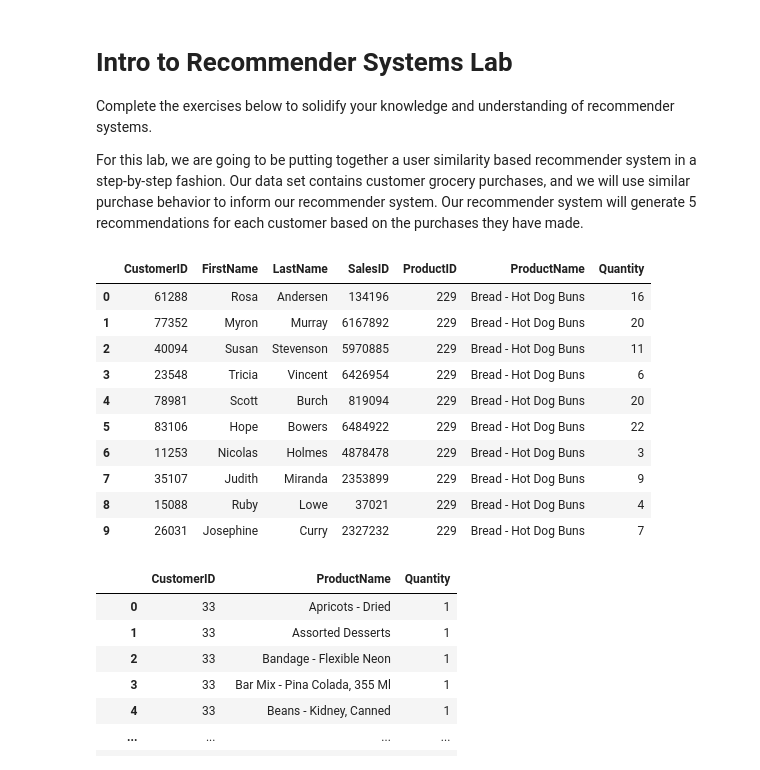
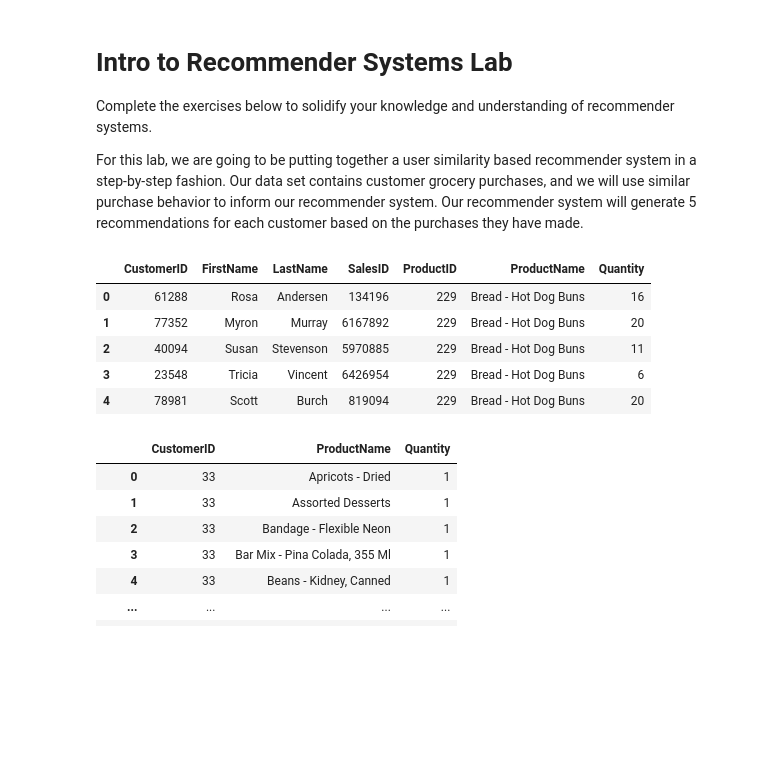
Before and after one commit to Louruiz89/dataptmad0223_labs, a Jupyter notebook: extra-work/m2/lab-intro-recommender-systems/your-code/main.ipynb, the cells around one changed output. Drawn from its saved outputs; the diff is of its cells as text; code cells hidden in the pictures; blank space fills up the shorter version.

```diff
--- a/extra-work/m2/lab-intro-recommender-systems/your-code/main.ipynb
+++ b/extra-work/m2/lab-intro-recommender-systems/your-code/main.ipynb
@@ -10,19 +11,14 @@ from scipy.spatial.distance import pdist, squareform
 # %%
 data = pd.read_csv('../data/customer_product_sales.csv')
 # %%
-data[:10]
+data.head()
 # %% [output]
 |  | CustomerID | FirstName | LastName | SalesID | ProductID | ProductName | Quantity |
 | 0 | 61288 | Rosa | Andersen | 134196 | 229 | Bread - Hot Dog Buns | 16 |
 | 1 | 77352 | Myron | Murray | 6167892 | 229 | Bread - Hot Dog Buns | 20 |
 | 2 | 40094 | Susan | Stevenson | 5970885 | 229 | Bread - Hot Dog Buns | 11 |
 | 3 | 23548 | Tricia | Vincent | 6426954 | 229 | Bread - Hot Dog Buns | 6 |
 | 4 | 78981 | Scott | Burch | 819094 | 229 | Bread - Hot Dog Buns | 20 |
-| 5 | 83106 | Hope | Bowers | 6484922 | 229 | Bread - Hot Dog Buns | 22 |
-| 6 | 11253 | Nicolas | Holmes | 4878478 | 229 | Bread - Hot Dog Buns | 3 |
-| 7 | 35107 | Judith | Miranda | 2353899 | 229 | Bread - Hot Dog Buns | 9 |
-| 8 | 15088 | Ruby | Lowe | 37021 | 229 | Bread - Hot Dog Buns | 4 |
-| 9 | 26031 | Josephine | Curry | 2327232 | 229 | Bread - Hot Dog Buns | 7 |
 # %%
 ## Step 1: Create a data frame that contains the total quantity of each product purchased by each customer.
 
```
Also changed, not shown: parts of 16 cells of this notebook.
